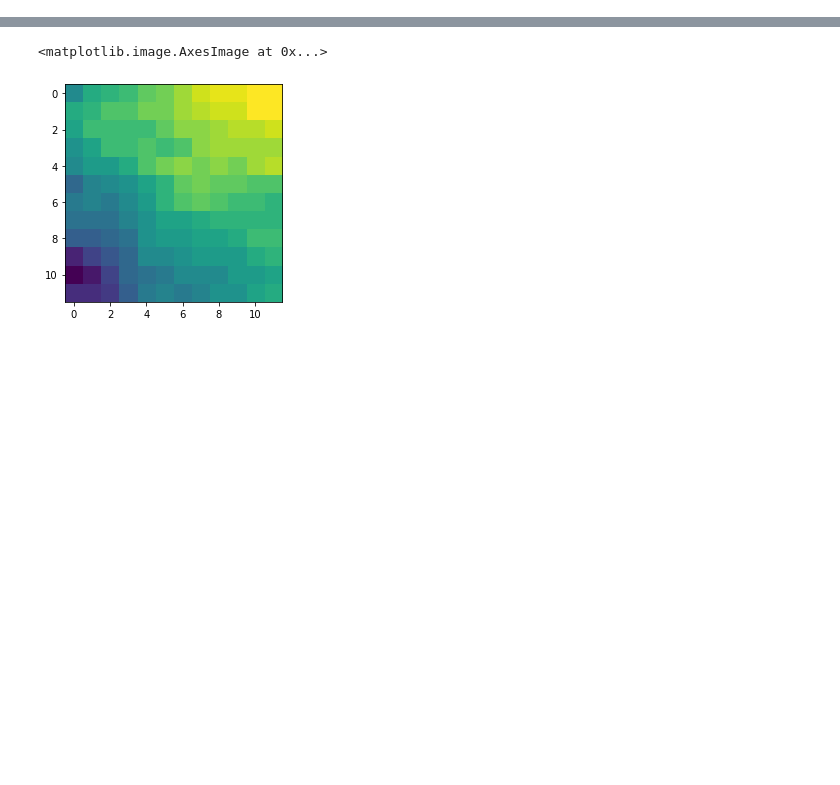
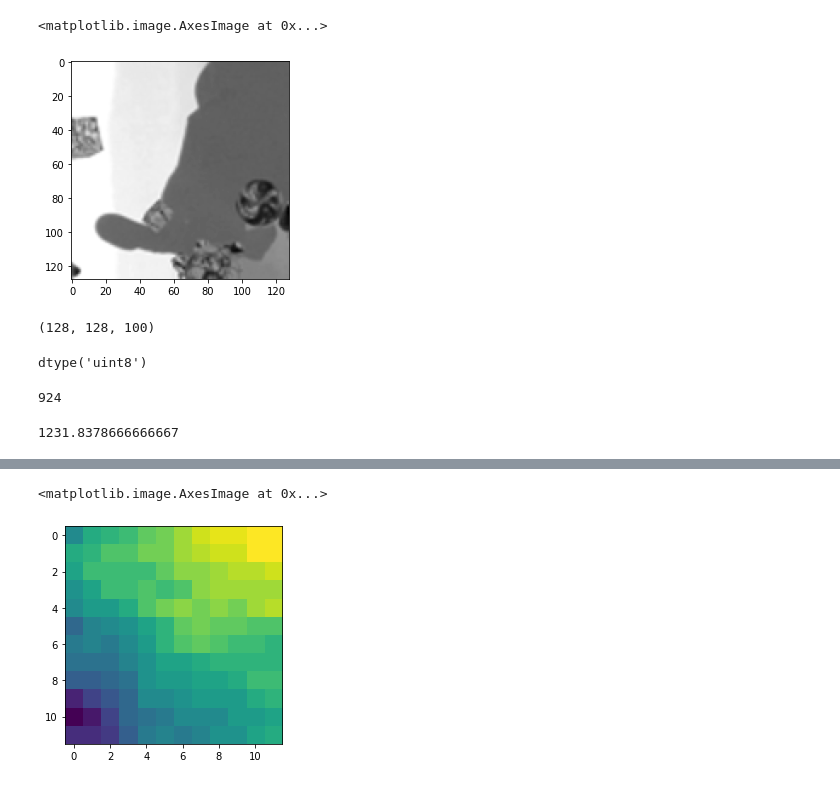
Before and after one commit to patrickmineault/your-head-is-there-to-move-you-around, a Jupyter notebook: notebooks/Explore datasets.ipynb, the cells around one changed output, grey strips where cells are left out. Drawn from its saved outputs; the diff is of its cells as text; code cells hidden in the pictures; blank space fills up the shorter version.

```diff
--- a/notebooks/Explore datasets.ipynb
+++ b/notebooks/Explore datasets.ipynb
@@ -6,0 +39,5 @@ data = scipy.io.loadmat(dataset)
+# %%
+import tables
+
+f = tables.open_file('/mnt/d/Downloads/ct0006_arg0466d_128.mat', 'r')
+f.list_nodes('/')
@@ -6,0 +77,2 @@ data = scipy.io.loadmat(dataset)
+# %%
+X = f.get_node('/rawStims')[:]
@@ -6,0 +112,13 @@ data = scipy.io.loadmat(dataset)
+# %%
+plt.imshow(X[101, :, :], cmap='gray')
+# %% [output]
+<matplotlib.image.AxesImage at 0x...>
+[figure, added]
+# %%
+X[:100, :, :].transpose((1, 2, 0)).shape
+# %% [output]
+(128, 128, 100)
+# %%
+X.dtype
+# %% [output]
+dtype('uint8')
@@ -6,0 +129,8 @@ data = scipy.io.loadmat(dataset)
+# %%
+len(h5f.get_node('/movie000_000'))
+# %% [output]
+924
+# %%
+(len(loader) * 32) / 30 / 250
+# %% [output]
+1231.8378666666667
```
Also changed, not shown: parts of 14 cells of this notebook, 4 other files.
